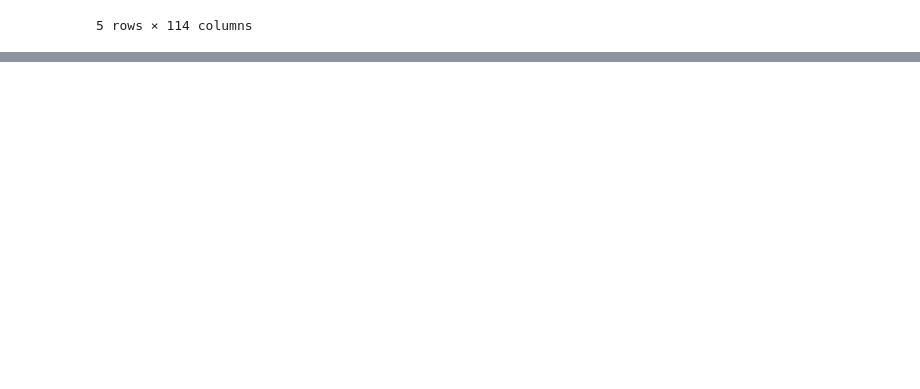
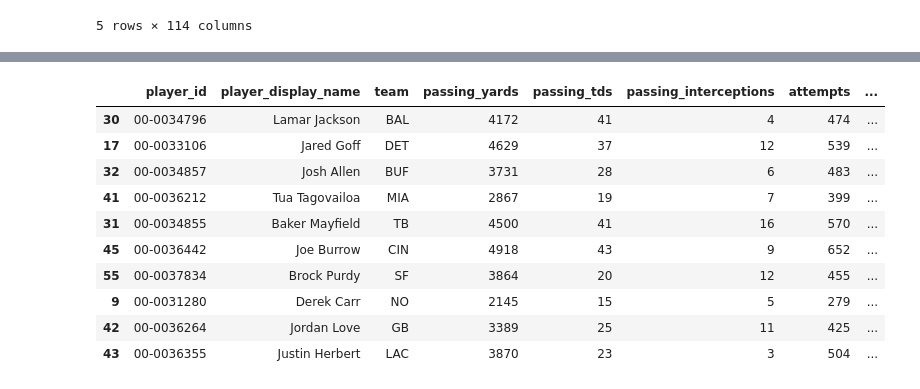
Before and after one commit to PassGameData/qb-efficiency-2024, a Jupyter notebook: notebooks/qb_efficiency_analysis.ipynb, the cells around one changed output, grey strips where cells are left out. Drawn from its saved outputs; the diff is of its cells as text; code cells hidden in the pictures; blank space fills up the shorter version.

```diff
--- a/notebooks/qb_efficiency_analysis.ipynb
+++ b/notebooks/qb_efficiency_analysis.ipynb
@@ -24,0 +78,16 @@ Index(['player_id', 'player_name', 'player_display_name', 'position',
+# %%
+qb_filtered = qb_season[qb_season["attempts"] >= 200]
+# %%
+qb_filtered.sort_values("EPA_per_Att", ascending=False).head(10)
+# %% [output]
+|  | player_id | player_display_name | team | passing_yards | passing_tds | passing_interceptions | attempts | ... |
+| 30 | 00-0034796 | Lamar Jackson | BAL | 4172 | 41 | 4 | 474 | ... |
+| 17 | 00-0033106 | Jared Goff | DET | 4629 | 37 | 12 | 539 | ... |
+| 32 | 00-0034857 | Josh Allen | BUF | 3731 | 28 | 6 | 483 | ... |
+| 41 | 00-0036212 | Tua Tagovailoa | MIA | 2867 | 19 | 7 | 399 | ... |
+| 31 | 00-0034855 | Baker Mayfield | TB | 4500 | 41 | 16 | 570 | ... |
+| 45 | 00-0036442 | Joe Burrow | CIN | 4918 | 43 | 9 | 652 | ... |
+| 55 | 00-0037834 | Brock Purdy | SF | 3864 | 20 | 12 | 455 | ... |
+| 9 | 00-0031280 | Derek Carr | NO | 2145 | 15 | 5 | 279 | ... |
+| 42 | 00-0036264 | Jordan Love | GB | 3389 | 25 | 11 | 425 | ... |
+| 43 | 00-0036355 | Justin Herbert | LAC | 3870 | 23 | 3 | 504 | ... |
```
Also changed, not shown: parts of 10 cells of this notebook.
